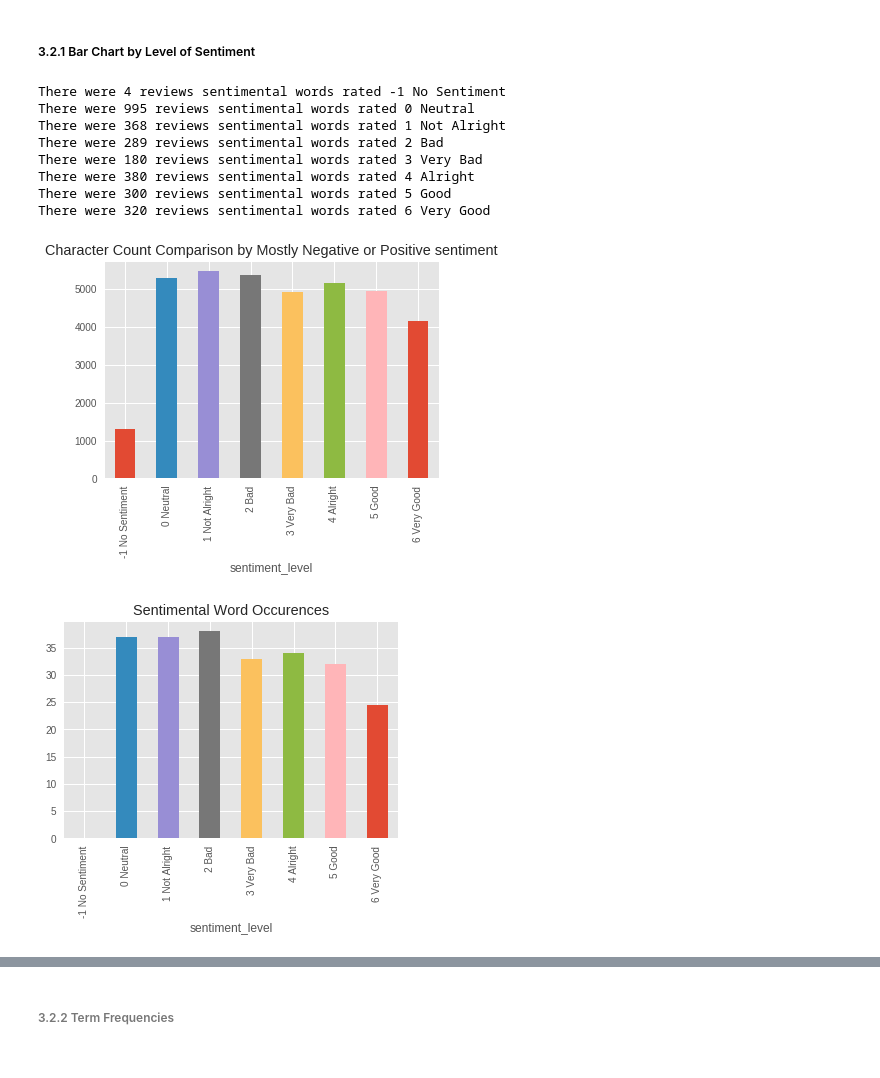
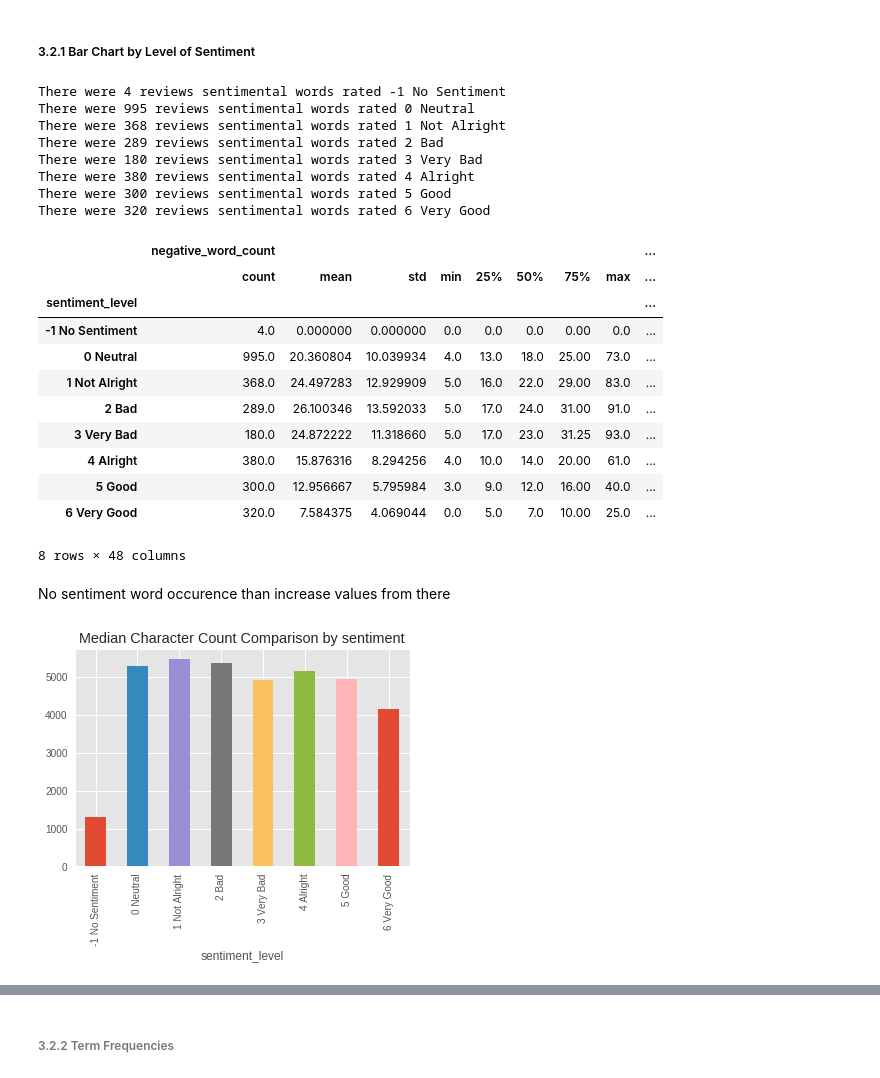
Before and after one commit to avirajs/ML_Proj1, a Jupyter notebook: Project1.ipynb, the cells around one changed output, grey strips where cells are left out. Cells and saved outputs as stored; diff of their text form; code cells hidden in the pictures.

```diff
--- a/Project1.ipynb
+++ b/Project1.ipynb
@@ -385,39 +385,42 @@ sns.pairplot(data_stats)
 #### 3.2  Target classes
 # %% [markdown]
 ##### 3.2.1 Bar Chart by Level of Sentiment
+# %%
+df_grouped_sentiments = data_stats.groupby(by='sentiment_level')
+for val,grp in df_grouped_sentiments:
+    print('There were',len(grp),'reviews sentimental words rated', val)
+
+df_grouped_sentiments.describe()
+# %% [output]
+There were 4 reviews sentimental words rated -1 No Sentiment
+There were 995 reviews sentimental words rated 0 Neutral
+There were 368 reviews sentimental words rated 1 Not Alright
+There were 289 reviews sentimental words rated 2 Bad
+There were 180 reviews sentimental words rated 3 Very Bad
+There were 380 reviews sentimental words rated 4 Alright
+There were 300 reviews sentimental words rated 5 Good
+There were 320 reviews sentimental words rated 6 Very Good
+|  | negative_word_count |  |  |  |  |  |  |  | ... |
+|  | count | mean | std | min | 25% | 50% | 75% | max | ... |
+| sentiment_level |  |  |  |  |  |  |  |  | ... |
+| -1 No Sentiment | 4.0 | 0.000000 | 0.000000 | 0.0 | 0.0 | 0.0 | 0.00 | 0.0 | ... |
+| 0 Neutral | 995.0 | 20.360804 | 10.039934 | 4.0 | 13.0 | 18.0 | 25.00 | 73.0 | ... |
+| 1 Not Alright | 368.0 | 24.497283 | 12.929909 | 5.0 | 16.0 | 22.0 | 29.00 | 83.0 | ... |
+| 2 Bad | 289.0 | 26.100346 | 13.592033 | 5.0 | 17.0 | 24.0 | 31.00 | 91.0 | ... |
+| 3 Very Bad | 180.0 | 24.872222 | 11.318660 | 5.0 | 17.0 | 23.0 | 31.25 | 93.0 | ... |
+| 4 Alright | 380.0 | 15.876316 | 8.294256 | 4.0 | 10.0 | 14.0 | 20.00 | 61.0 | ... |
+| 5 Good | 300.0 | 12.956667 | 5.795984 | 3.0 | 9.0 | 12.0 | 16.00 | 40.0 | ... |
+| 6 Very Good | 320.0 | 7.584375 | 4.069044 | 0.0 | 5.0 | 7.0 | 10.00 | 25.0 | ... |
+8 rows × 48 columns
+# %% [markdown]
+No sentiment word occurence than increase values from there
 # %%
-df_grouped_sentiments = data_stats.groupby(by='sentiment_level')
-for val,grp in df_grouped_sentiments:
-    print('There were',len(grp),'reviews sentimental words rated', val)
-
-df_grouped_sentiments.describe()
-
-
 #grouped bar charts for both
 plt.style.use('ggplot')
 
 character_count = df_grouped_sentiments.total_char_count.median()
 ax = character_count.plot(kind='bar')
-plt.title('Character Count Comparison by Mostly Negative or Positive sentiment')
+plt.title('Median Character Count Comparison by sentiment')
 plt.show()
-
-sentiment_occurences = df_grouped_sentiments.sentiment_occurences.median()
-ax = sentiment_occurences.plot(kind='bar')
-plt.title('Sentimental Word Occurences')
-plt.show()
-
-sentiment_score = abs(df_grouped_sentiments.sentiment_score.median())
-ax = sentiment_score.plot(kind='bar')
-plt.title('Sentiment Score')
-plt.show()
 # %% [output]
-There were 4 reviews sentimental words rated -1 No Sentiment
-There were 995 reviews sentimental words rated 0 Neutral
-There were 368 reviews sentimental words rated 1 Not Alright
-There were 289 reviews sentimental words rated 2 Bad
-There were 180 reviews sentimental words rated 3 Very Bad
-There were 380 reviews sentimental words rated 4 Alright
-There were 300 reviews sentimental words rated 5 Good
-There were 320 reviews sentimental words rated 6 Very Good
-[figure, old version]
+[figure, new version]
-[figure, removed]
```
Also changed, not shown: parts of 18 cells of this notebook.
